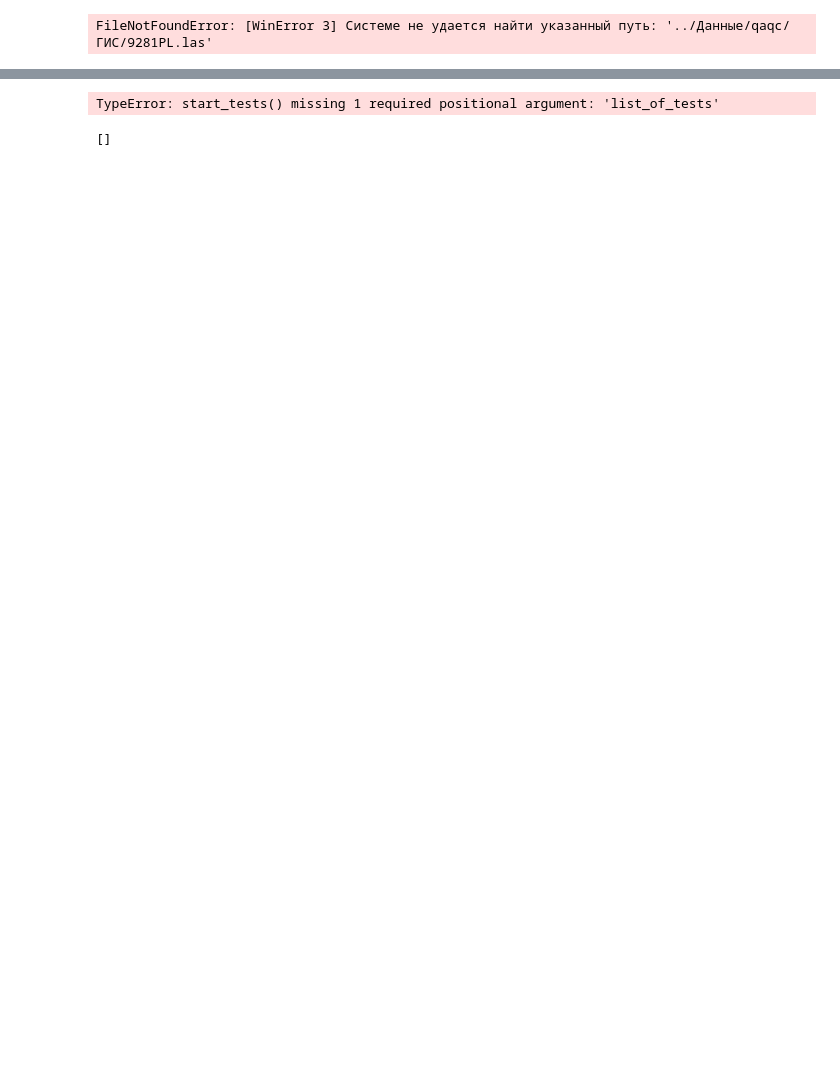
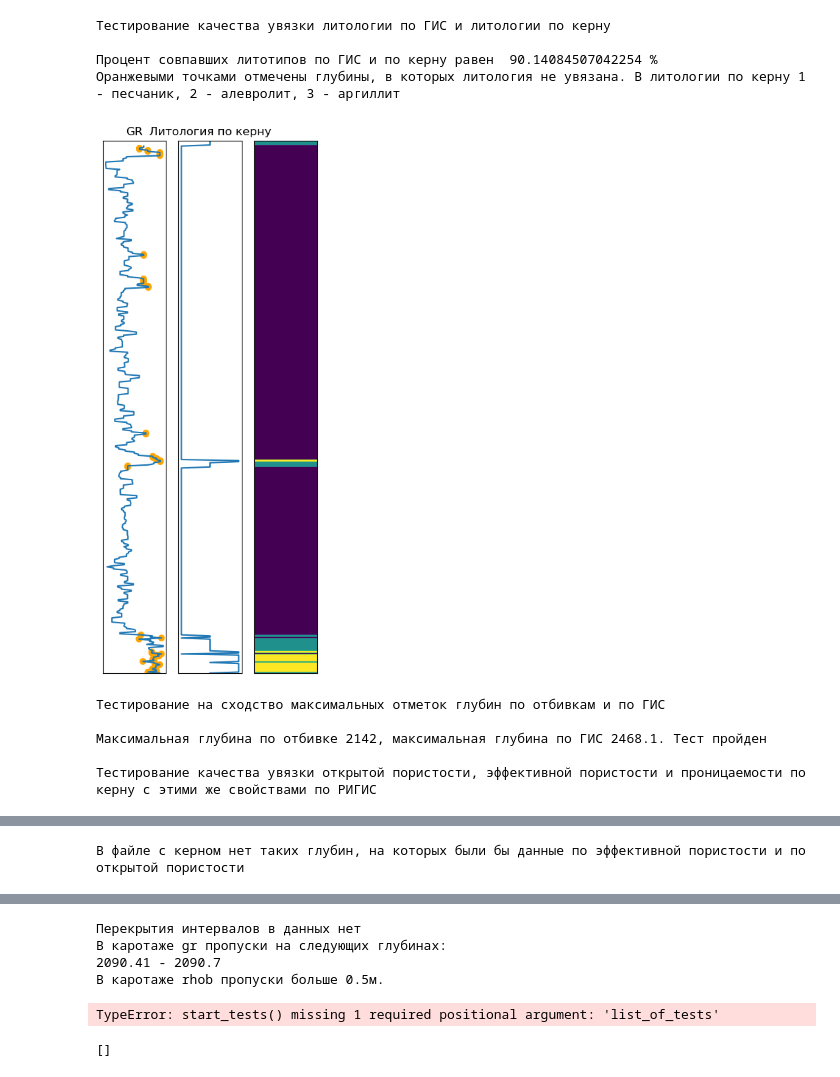
Before and after one commit to Salnikov-MaX/QA_QC_proj, a Jupyter notebook: workflow.ipynb, the cells around one changed output, grey strips where cells are left out. Cells and saved outputs as stored; diff of their text form; code cells hidden in the pictures; blank space fills up the shorter version.

```diff
--- a/workflow.ipynb
+++ b/workflow.ipynb
@@ -5,14 +4,23 @@ from qaqc_gis import QA_QC_GIS as qaqcfirst
 # %%
-kern = pd.read_excel('../../Данные/qaqc/Керн1.xlsx')
-las_path = '../../Данные/qaqc/ГИС/4001PL.las'
+kern = pd.read_excel('../../../Desktop/Программирование/Данные/qaqc/Керн1.xlsx')
+las_path = '../../../Desktop/Программирование/Данные/qaqc/ГИС/9281PL.las'
 depth = kern['Глубина отбора образца после привязки к ГИС, м'].to_numpy()
 poro = kern['Открытая пористость по воде, Кп, %'].to_numpy()
 lithology = kern['Литологическое описание'].to_numpy()
 poroeff = kern['Эффективная пористость, Кп эф, %'].to_numpy()
 perm = kern['Газопроницаемость параллельно напластованию, Кпр, мД'].to_numpy()
 # %%
-las_path = '../../Данные/qaqc/ГИС/4001PL.las'
-qaqcc = qaqcfirst(las_path)
-qaqcc.get_list_of_tests()
+las_path = '../../../Desktop/Программирование/Данные/qaqc/ГИС/9281PL.las'
+qaqcc = QA_QC_GIS(las_path, (2083, 2142), poro, perm, poroeff, lithology, depth)
+qaqcc.start_tests()
 # %% [output]
-FileNotFoundError: [WinError 3] Системе не удается найти указанный путь: '../Данные/qaqc/ГИС/9281PL.las'
+Тестирование качества увязки литологии по ГИС и литологии по керну
+
+Процент совпавших литотипов по ГИС и по керну равен  90.14084507042254 %
+Оранжевыми точками отмечены глубины, в которых литология не увязана. В литологии по керну 1 - песчаник, 2 - алевролит, 3 - аргиллит
+[figure, added]
+Тестирование на сходство максимальных отметок глубин по отбивкам и по ГИС
+
+Максимальная глубина по отбивке 2142, максимальная глубина по ГИС 2468.1. Тест пройден
+
+Тестирование качества увязки открытой пористости, эффективной пористости и проницаемости по керну с этими же свойствами по РИГИС
@@ -18,0 +28 @@ FileNotFoundError: [WinError 3] Системе не удается найти у
+В файле с керном нет таких глубин, на которых были бы данные по эффективной пористости и по открытой пористости
@@ -18,0 +30,4 @@ FileNotFoundError: [WinError 3] Системе не удается найти у
+Перекрытия интервалов в данных нет
+В каротаже gr пропуски на следующих глубинах:
+2090.41 - 2090.7
+В каротаже rhob пропуски больше 0.5м.
```
Also changed, not shown: parts of 4 cells of this notebook.
